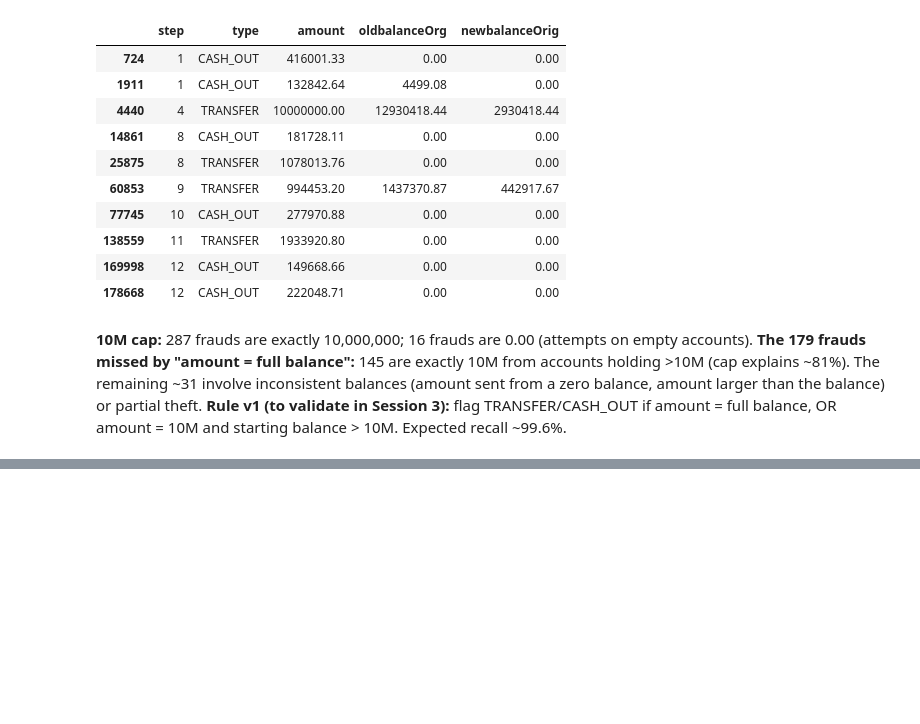
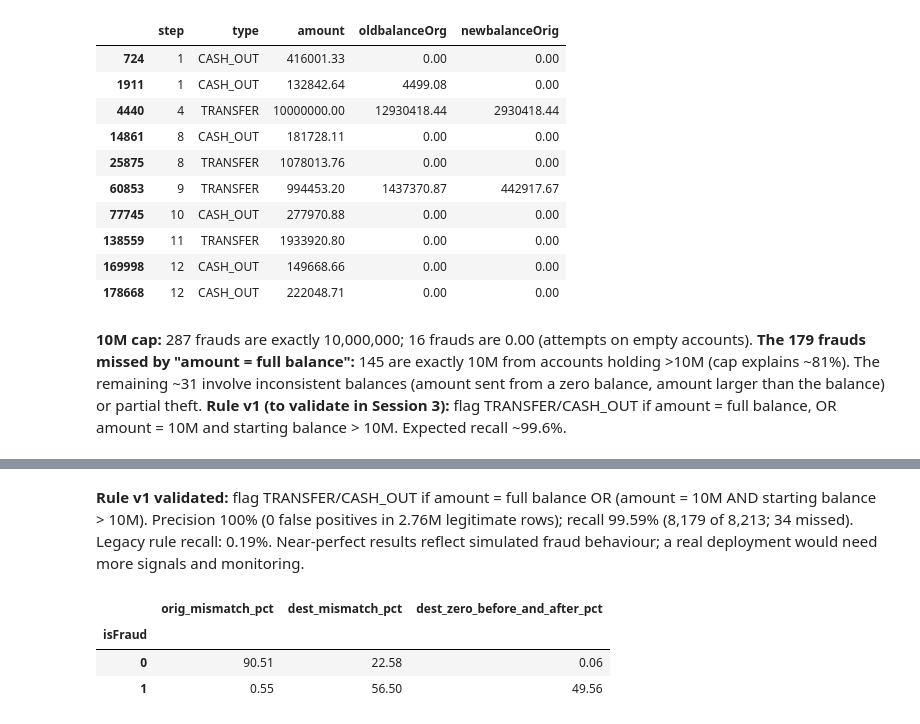
Before and after one commit to tharun-kota/fraud-analytics-platform, a Jupyter notebook: notebooks/eda/01_paysim_eda.ipynb, the cells around one changed output, grey strips where cells are left out. Drawn from its saved outputs; the diff is of its cells as text; code cells hidden in the pictures; blank space fills up the shorter version.

Commit message:
EDA session 3: rule validation, balance checks, summary AB#3

```diff
--- a/notebooks/eda/01_paysim_eda.ipynb
+++ b/notebooks/eda/01_paysim_eda.ipynb
@@ -330,0 +361,20 @@ Missed frauds: 179
+# %% [markdown]
+**Rule v1 validated:** flag TRANSFER/CASH_OUT if amount = full balance OR (amount = 10M AND starting balance > 10M). Precision 100% (0 false positives in 2.76M legitimate rows); recall 99.59% (8,179 of 8,213; 34 missed). Legacy rule recall: 0.19%. Near-perfect results reflect simulated fraud behaviour; a real deployment would need more signals and monitoring.
+# %%
+## Do the balances add up
+
+orig_error = (elig["oldbalanceOrg"] - elig["amount"] - elig["newbalanceOrig"]).abs() > 0.01
+dest_error = (elig["oldbalanceDest"] + elig["amount"] - elig["newbalanceDest"]).abs() > 0.01
+dest_both_zero = (elig["oldbalanceDest"] == 0) & (elig["newbalanceDest"] == 0) & (elig["amount"] > 0)
+
+balance_check = pd.DataFrame({
+    "orig_mismatch_pct": orig_error.groupby(elig["isFraud"]).mean() * 100,
+    "dest_mismatch_pct": dest_error.groupby(elig["isFraud"]).mean() * 100,
+    "dest_zero_before_and_after_pct": dest_both_zero.groupby(elig["isFraud"]).mean() * 100,
+})
+balance_check
+# %% [output]
+|  | orig_mismatch_pct | dest_mismatch_pct | dest_zero_before_and_after_pct |
+| isFraud |  |  |  |
+| 0 | 90.51 | 22.58 | 0.06 |
+| 1 | 0.55 | 56.50 | 49.56 |
```
Also changed, not shown: parts of 12 cells of this notebook.
